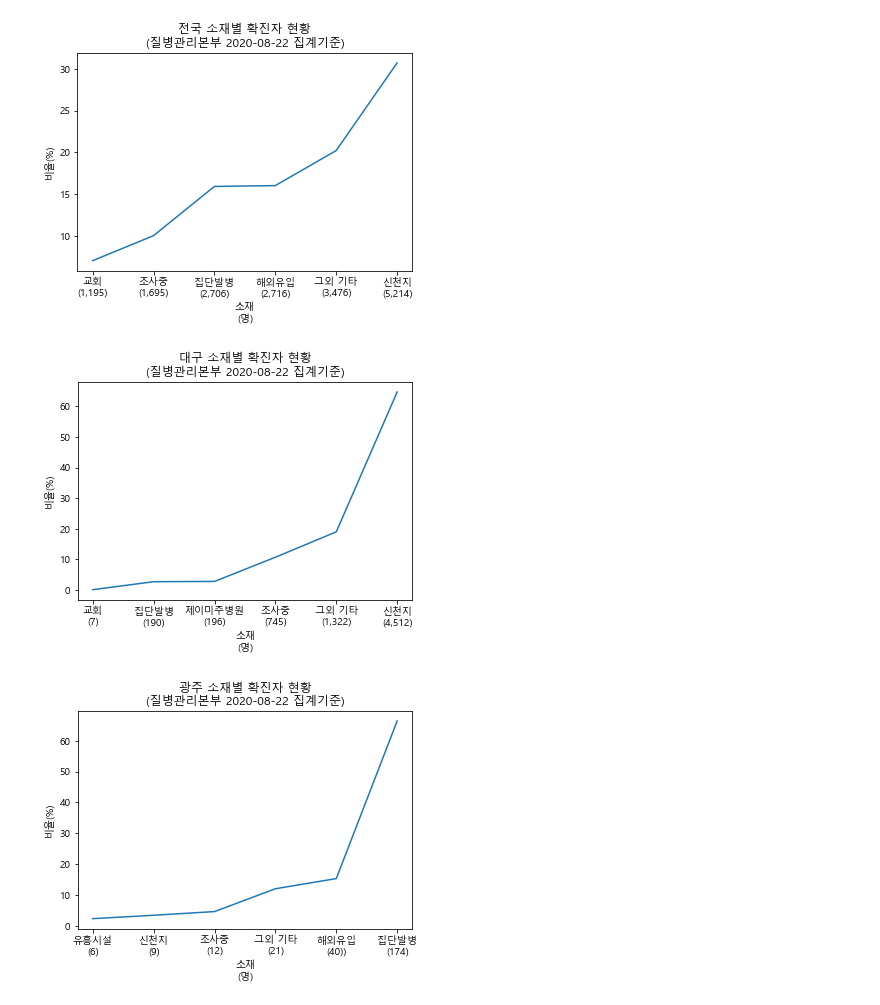
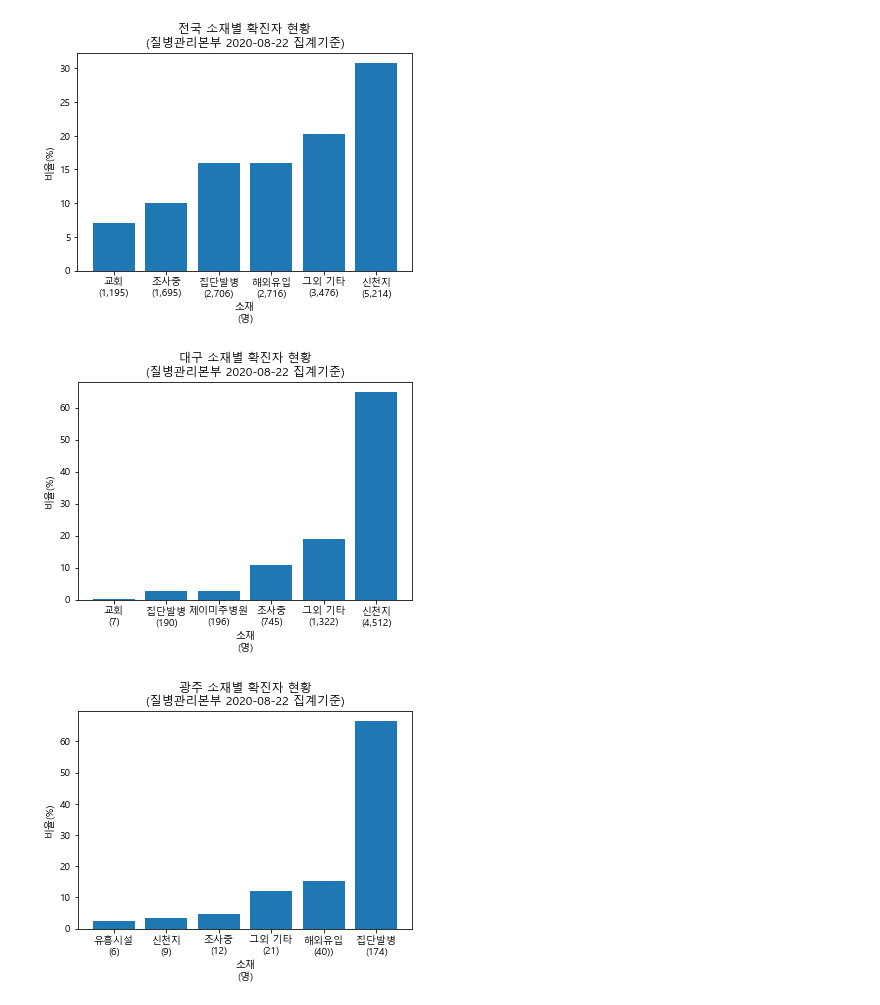
Before and after one commit to Lagom92/covid_visualize, a Jupyter notebook: note/covid.ipynb, the cells around one changed output. Drawn from its saved outputs; the diff is of its cells as text; code cells hidden in the pictures.

```diff
--- a/note/covid.ipynb
+++ b/note/covid.ipynb
@@ -25,13 +25,13 @@ if os.name == 'nt':
 # %%
 from matplotlib import pyplot as plt
 
-plt.plot(["교회\n(1,195)","조사중\n(1,695)","집단발병\n(2,706)","해외유입\n(2,716)","그외 기타\n(3,476)","신천지\n(5,214)"], [7,10,15.9,16,20.2,30.7])
+plt.bar(["교회\n(1,195)","조사중\n(1,695)","집단발병\n(2,706)","해외유입\n(2,716)","그외 기타\n(3,476)","신천지\n(5,214)"], [7,10,15.9,16,20.2,30.7])
 plt.xlabel('소재\n(명)')
 plt.ylabel('비율(%)')
 plt.title('전국 소재별 확진자 현황\n(질병관리본부 2020-08-22 집계기준)')
 plt.show()
 # %% [output]
-[figure, old version]
+[figure, new version]
 # %%
 import matplotlib.pyplot as plt
 %matplotlib inline
@@ -42,13 +42,13 @@ if os.name == 'nt':
 # %%
 from matplotlib import pyplot as plt
 
-plt.plot(["교회\n(7)","집단발병\n(190)","제이미주병원\n(196)","조사중\n(745)","그외 기타\n(1,322)","신천지\n(4,512)"], [0.1,2.7,2.8,10.7,19,64.7])
+plt.bar(["교회\n(7)","집단발병\n(190)","제이미주병원\n(196)","조사중\n(745)","그외 기타\n(1,322)","신천지\n(4,512)"], [0.1,2.7,2.8,10.7,19,64.7])
 plt.xlabel('소재\n(명)')
 plt.ylabel('비율(%)')
 plt.title('대구 소재별 확진자 현황\n(질병관리본부 2020-08-22 집계기준)')
 plt.show()
 # %% [output]
-[figure, old version]
+[figure, new version]
 # %%
 import matplotlib.pyplot as plt
 %matplotlib inline
@@ -59,13 +59,13 @@ if os.name == 'nt':
 # %%
 from matplotlib import pyplot as plt
 
-plt.plot(["유흥시설\n(6)","신천지\n(9)","조사중\n(12)","그외 기타\n(21)","해외유입\n(40))","집단발병\n(174)"], [2.3,3.4,4.6,12,15.3,66.4])
+plt.bar(["유흥시설\n(6)","신천지\n(9)","조사중\n(12)","그외 기타\n(21)","해외유입\n(40))","집단발병\n(174)"], [2.3,3.4,4.6,12,15.3,66.4])
 plt.xlabel('소재\n(명)')
 plt.ylabel('비율(%)')
 plt.title('광주 소재별 확진자 현황\n(질병관리본부 2020-08-22 집계기준)')
 plt.show()
 # %% [output]
-[figure, old version]
+[figure, new version]
 # %%
 import matplotlib.pyplot as plt
 %matplotlib inline
```
Also changed, not shown: parts of 2 cells of this notebook, 11 other files.
